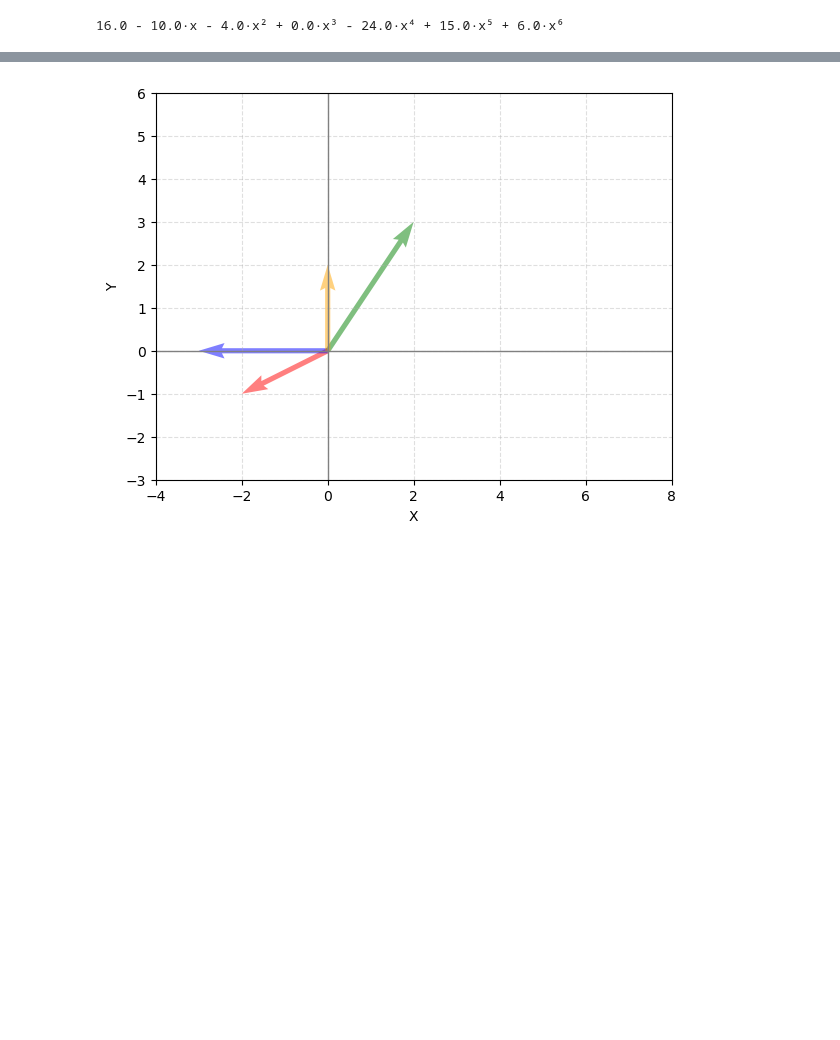
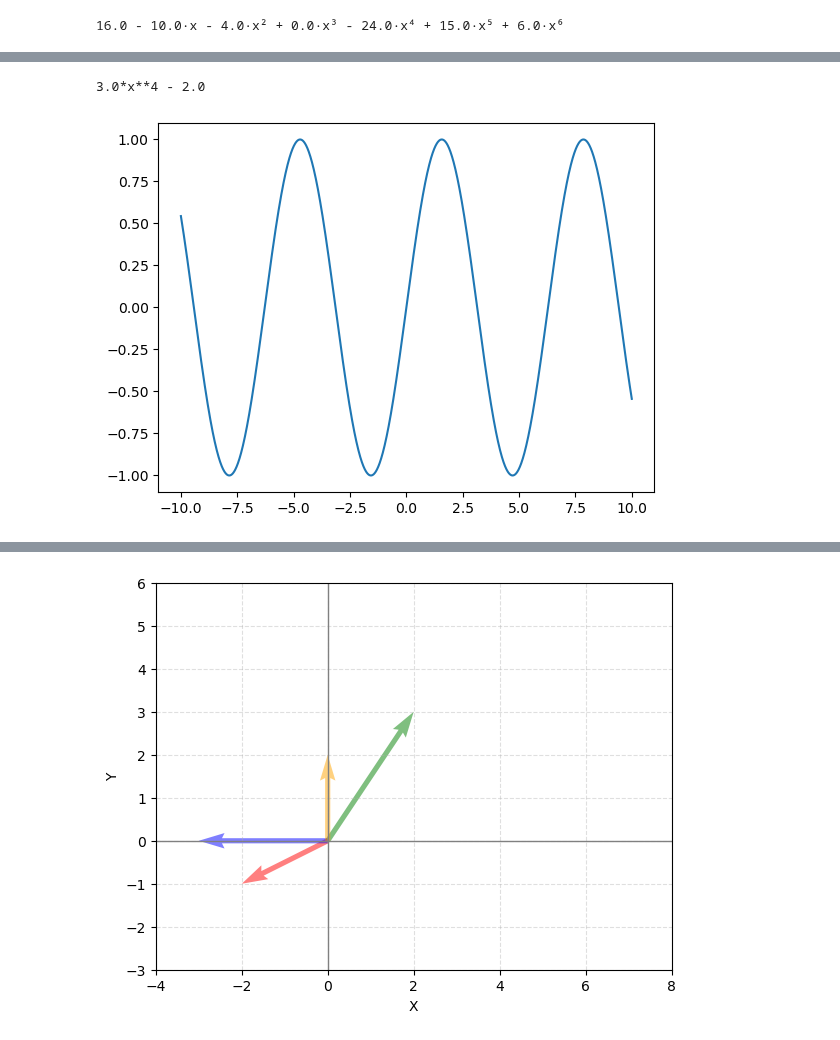
Before and after one commit to tproykov/MathsForDevelopers, a Jupyter notebook: 02.BasicAlgebra/BasicAlgebra.ipynb, the cells around one changed output, grey strips where cells are left out. Drawn from its saved outputs; the diff is of its cells as text; code cells hidden in the pictures; blank space fills up the shorter version.

```diff
--- a/02.BasicAlgebra/BasicAlgebra.ipynb
+++ b/02.BasicAlgebra/BasicAlgebra.ipynb
@@ -32,0 +55,14 @@ polynomial_sum(5)
+# %%
+print(sympy.Poly(reversed(polynomial.coef), x).as_expr())
+# %% [output]
+3.0*x**4 - 2.0
+# %%
+def plot_function(f, x_min = -10, x_max = 10, n_values = 2000):
+  x = np.linspace(x_min, x_max, n_values)
+  y = f(x)
+  plt.plot(x, y)
+  plt.show()
+# %%
+plot_function(lambda x: np.sin(x))
+# %% [output]
+[figure, added]
```
Also changed, not shown: parts of 16 cells of this notebook, 2 other files.
